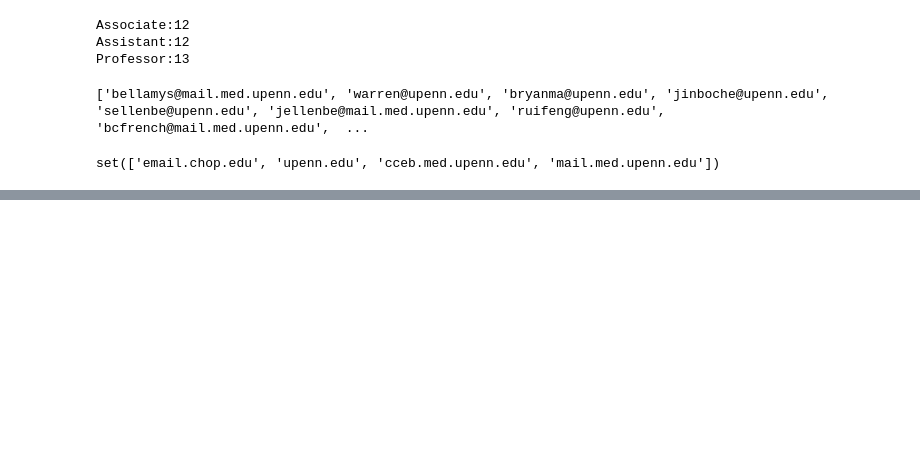
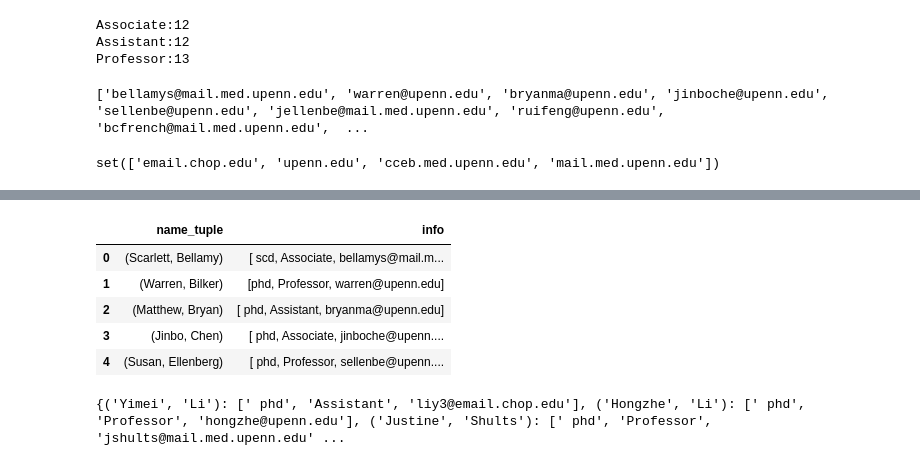
Before and after one commit to ntwieneke/dsp, a Jupyter notebook: Advanced python.ipynb, the cells around one changed output, grey strips where cells are left out. Drawn from its saved outputs; the diff is of its cells as text; code cells hidden in the pictures; blank space fills up the shorter version.

```diff
--- a/Advanced python.ipynb
+++ b/Advanced python.ipynb
@@ -165,0 +278,6 @@ print name_split
+# %%
+name_tuple = zip(df['first_name'],df['last_name'])
+
+df['name_tuple'] = name_tuple
+
+df.head()
@@ -165,0 +292,15 @@ print name_split
+# %%
+df_dict = df[['name_tuple','info']]
+df_dict.head()
+# %% [output]
+|  | name_tuple | info |
+| 0 | (Scarlett, Bellamy) | [ scd, Associate, bellamys@mail.m... |
+| 1 | (Warren, Bilker) | [phd, Professor, warren@upenn.edu] |
+| 2 | (Matthew, Bryan) | [ phd, Assistant, bryanma@upenn.edu] |
+| 3 | (Jinbo, Chen) | [ phd, Associate, jinboche@upenn.... |
+| 4 | (Susan, Ellenberg) | [ phd, Professor, sellenbe@upenn.... |
+# %%
+new_dict_tuple = df_dict.set_index('name_tuple')['info'].T.to_dict()
+print new_dict_tuple
+# %% [output]
+{('Yimei', 'Li'): [' phd', 'Assistant', 'liy3@email.chop.edu'], ('Hongzhe', 'Li'): [' phd', 'Professor', 'hongzhe@upenn.edu'], ('Justine', 'Shults'): [' phd', 'Professor', 'jshults@mail.med.upenn.edu' ...
```
Also changed, not shown: parts of 21 cells of this notebook, 4 other files.
